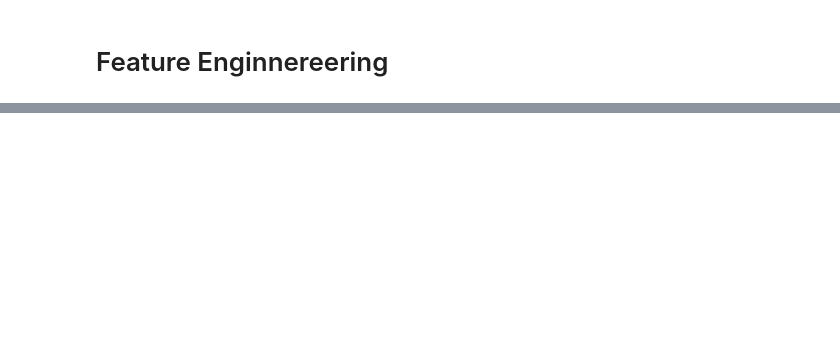
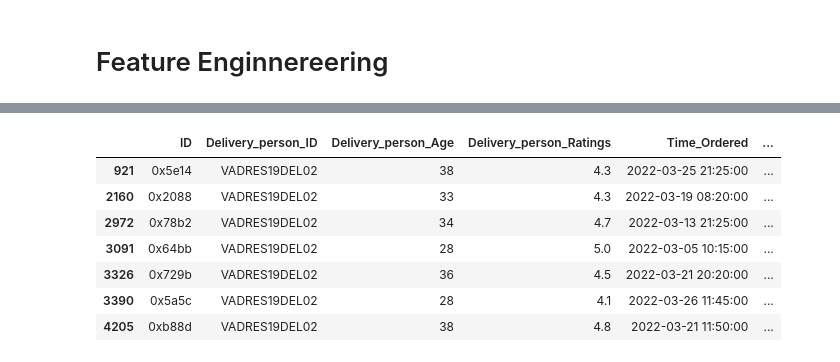
Before and after one commit to luc457x/CDS-PA, a Jupyter notebook: notebook.ipynb, the cells around one changed output, grey strips where cells are left out. Drawn from its saved outputs; the diff is of its cells as text; code cells hidden in the pictures; blank space fills up the shorter version.

Commit message:
finished: Clear & Transform

```diff
--- a/notebook.ipynb
+++ b/notebook.ipynb
@@ -185,3 +187,9 @@ df_clear["Delivery_person_Age"] = df_clear['Delivery_person_Age'].fillna(df_clea
+# %%
+df_aux = df_clear[["Delivery_person_ID", "Delivery_person_Ratings"]].dropna()
+df_aux = df_aux.groupby(["Delivery_person_ID"]).mean().reset_index()
+df_clear = df_clear.merge(df_aux, on="Delivery_person_ID", how="left", suffixes=('', '_mean'))
+df_clear["Delivery_person_Ratings"] = df_clear["Delivery_person_Ratings"].fillna(df_clear["Delivery_person_Ratings_mean"])
+df_clear.drop(columns=["Delivery_person_Ratings_mean"], inplace=True)
 # %% [markdown]
 NaNs on "Time_ordered" can be stipulated based on the other orders, grouped by type of order.<br>The assunption here is, meals probably have a longer preparation time than buffet, that have a longer time than drinks, that have a longer time than snacks.
 # %%
@@ -205,3 +215,5 @@ df_clear["Time_Ordered"] = df_clear["Time_Ordered"].fillna(df_clear["Time_Order_
+# %%
+df_clear["multiple_deliveries"] = df_clear["multiple_deliveries"].fillna(1)
 # %%
 checkData(df_clear)
 # %% [output]
@@ -303,0 +304,11 @@ cidade com o (os) entregadores mais novos?
+# %%
+df_clear[df_clear['Delivery_person_ID'] == 'VADRES19DEL02']
+# %% [output]
+|  | ID | Delivery_person_ID | Delivery_person_Age | Delivery_person_Ratings | Time_Ordered | ... |
+| 921 | 0x5e14 | VADRES19DEL02 | 38 | 4.3 | 2022-03-25 21:25:00 | ... |
+| 2160 | 0x2088 | VADRES19DEL02 | 33 | 4.3 | 2022-03-19 08:20:00 | ... |
+| 2972 | 0x78b2 | VADRES19DEL02 | 34 | 4.7 | 2022-03-13 21:25:00 | ... |
+| 3091 | 0x64bb | VADRES19DEL02 | 28 | 5.0 | 2022-03-05 10:15:00 | ... |
+| 3326 | 0x729b | VADRES19DEL02 | 36 | 4.5 | 2022-03-21 20:20:00 | ... |
+| 3390 | 0x5a5c | VADRES19DEL02 | 28 | 4.1 | 2022-03-26 11:45:00 | ... |
+| 4205 | 0xb88d | VADRES19DEL02 | 38 | 4.8 | 2022-03-21 11:50:00 | ... |
```
Also changed, not shown: parts of 19 cells of this notebook.
